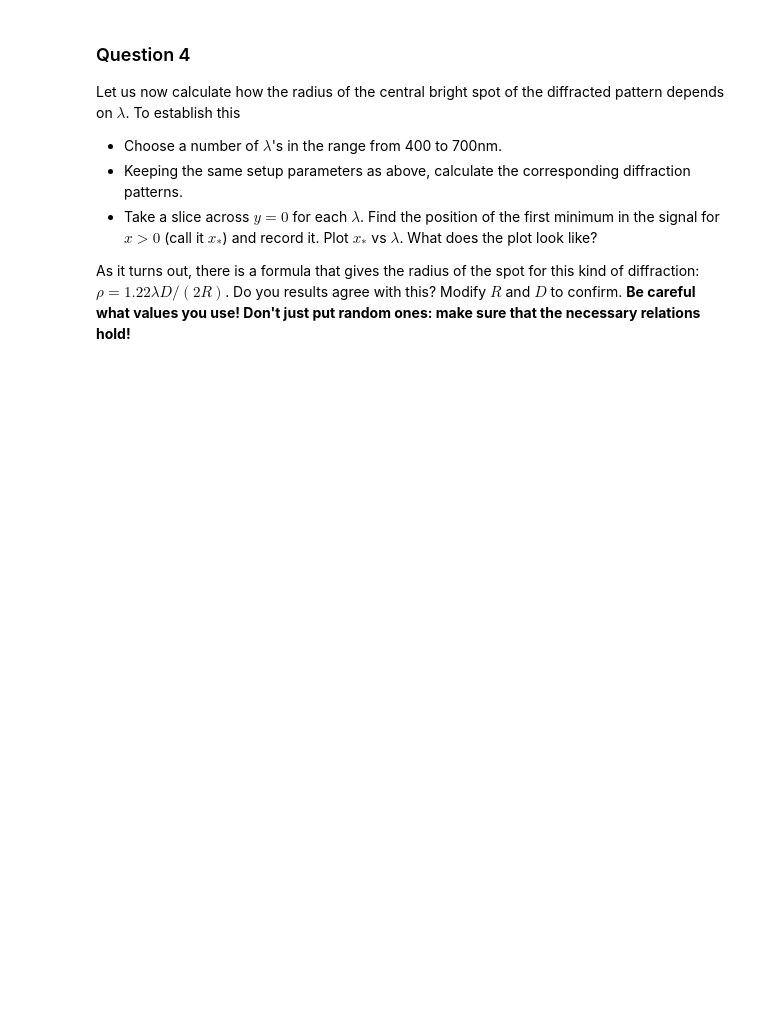
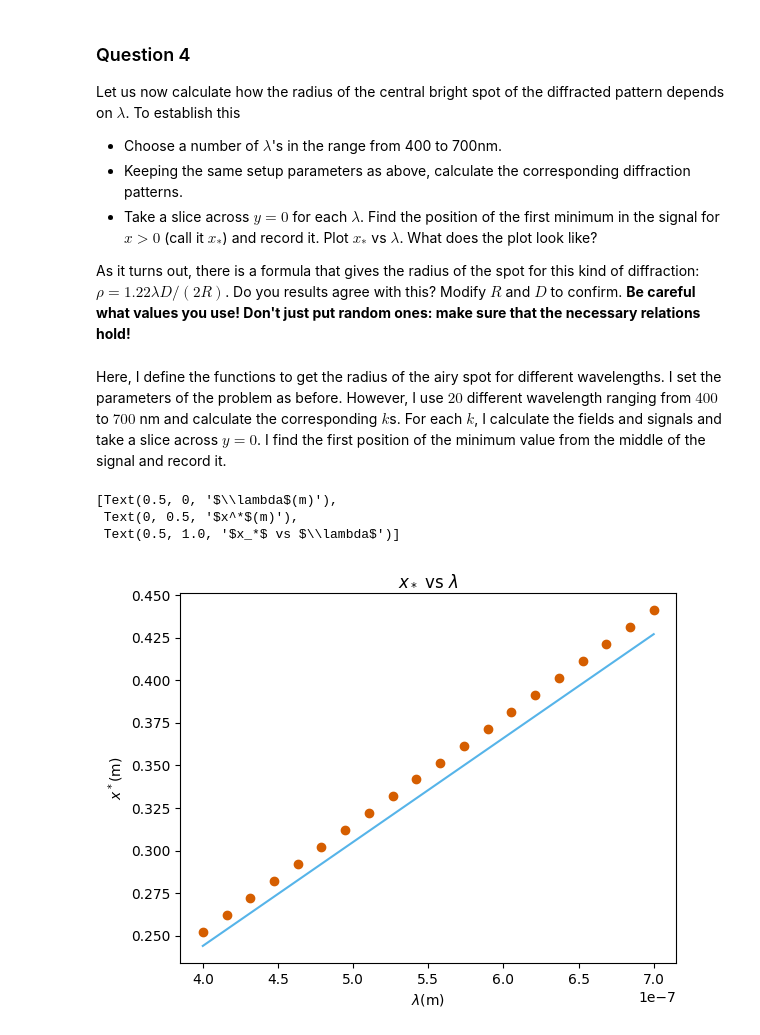
Before and after one commit to vibilanj/cmps, a Jupyter notebook: homework/Airy_Pattern_Project_S.ipynb, the cells around one changed output. Cells and saved outputs as stored; diff of their text form; code cells hidden in the pictures; blank space fills up the shorter version.

```diff
--- a/homework/Airy_Pattern_Project_S.ipynb
+++ b/homework/Airy_Pattern_Project_S.ipynb
@@ -162,0 +155,30 @@ def find_min(ls):
+# %%
+def min_index_from_middle(ls):
+    middle = len(ls) // 2
+    for i in range (middle, len(ls) - 1):
+        if ls[i + 1] > ls[i]:
+            return i
+
+lambdas = np.linspace(400e-9, 700e-9, 20)
+ks = 2 * np.pi / lambdas
+
+mid = nPts // 2
+x_stars = []
+for k in ks:
+    _, _, target_grid, E_Diff = E_Fields(Aperture_with_R, k, D, screen_size, nPts)
+    min_index = min_index_from_middle(E_Diff[mid])
+    x_stars.append(target_grid[1][mid][min_index])
+# %% [markdown]
+Here, I define the functions to get the radius of the airy spot for different wavelengths. I set the parameters of the problem as before. However, I use $20$ different wavelength ranging from $400$ to $700$ nm and calculate the corresponding $k$s. For each $k$, I calculate the fields and signals and take a slice across $y = 0$. I find the first position of the minimum value from the middle of the signal and record it.
+# %%
+formula = lambda D, R: 1.22 * lambdas * D / (2 * R)
+
+fig, ax = plt.subplots()
+ax.scatter(lambdas, x_stars, color = CF_vermillion)
+ax.plot(lambdas, formula(D, R), color = CF_sky)
+ax.set(xlabel = "$\lambda$(m)", ylabel = "$x^*$(m)", title = "$x_*$ vs $\lambda$")
+# %% [output]
+[Text(0.5, 0, '$\\lambda$(m)'),
+ Text(0, 0.5, '$x^*$(m)'),
+ Text(0.5, 1.0, '$x_*$ vs $\\lambda$')]
+[figure, added]
```
Also changed, not shown: parts of 14 cells of this notebook.
